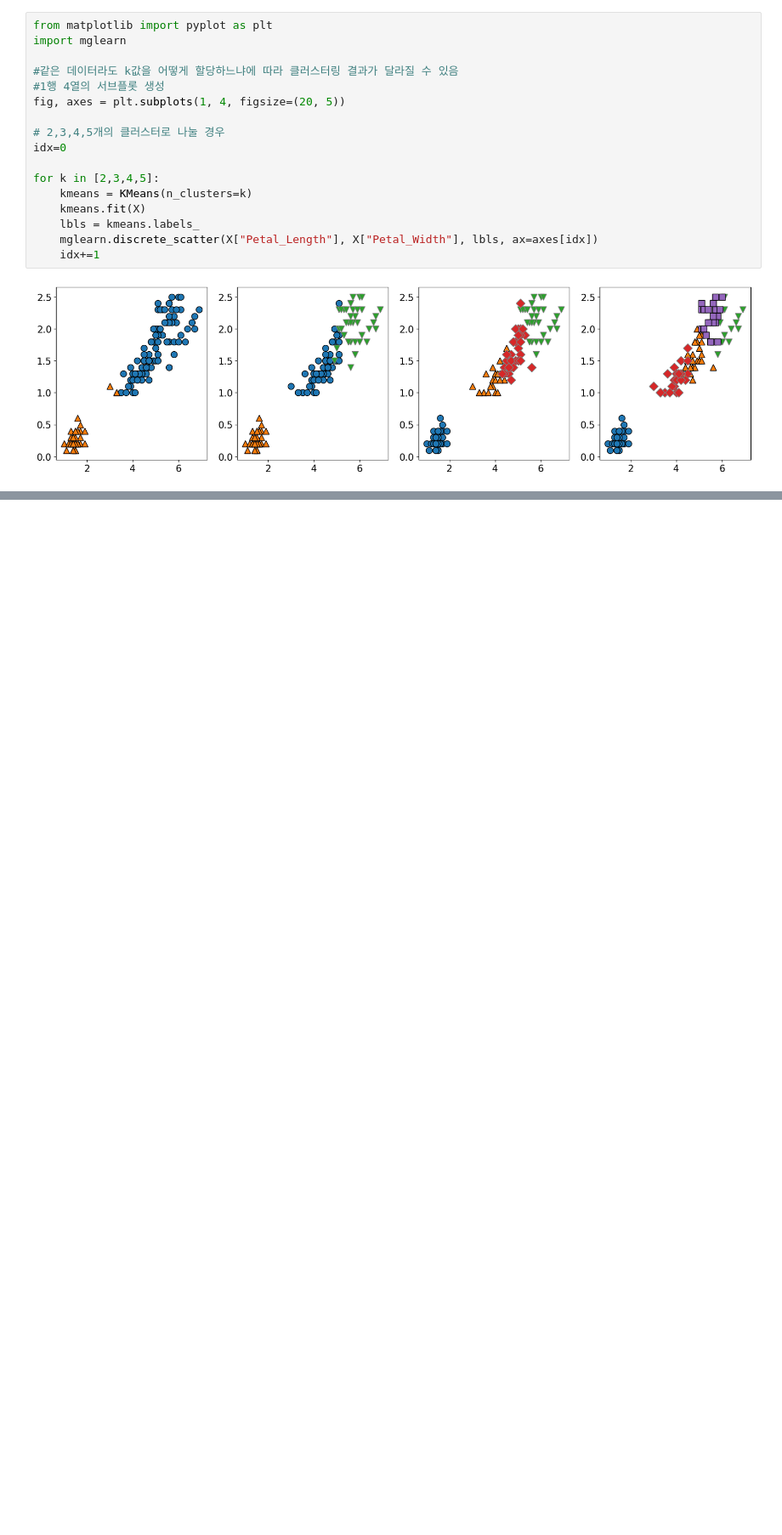
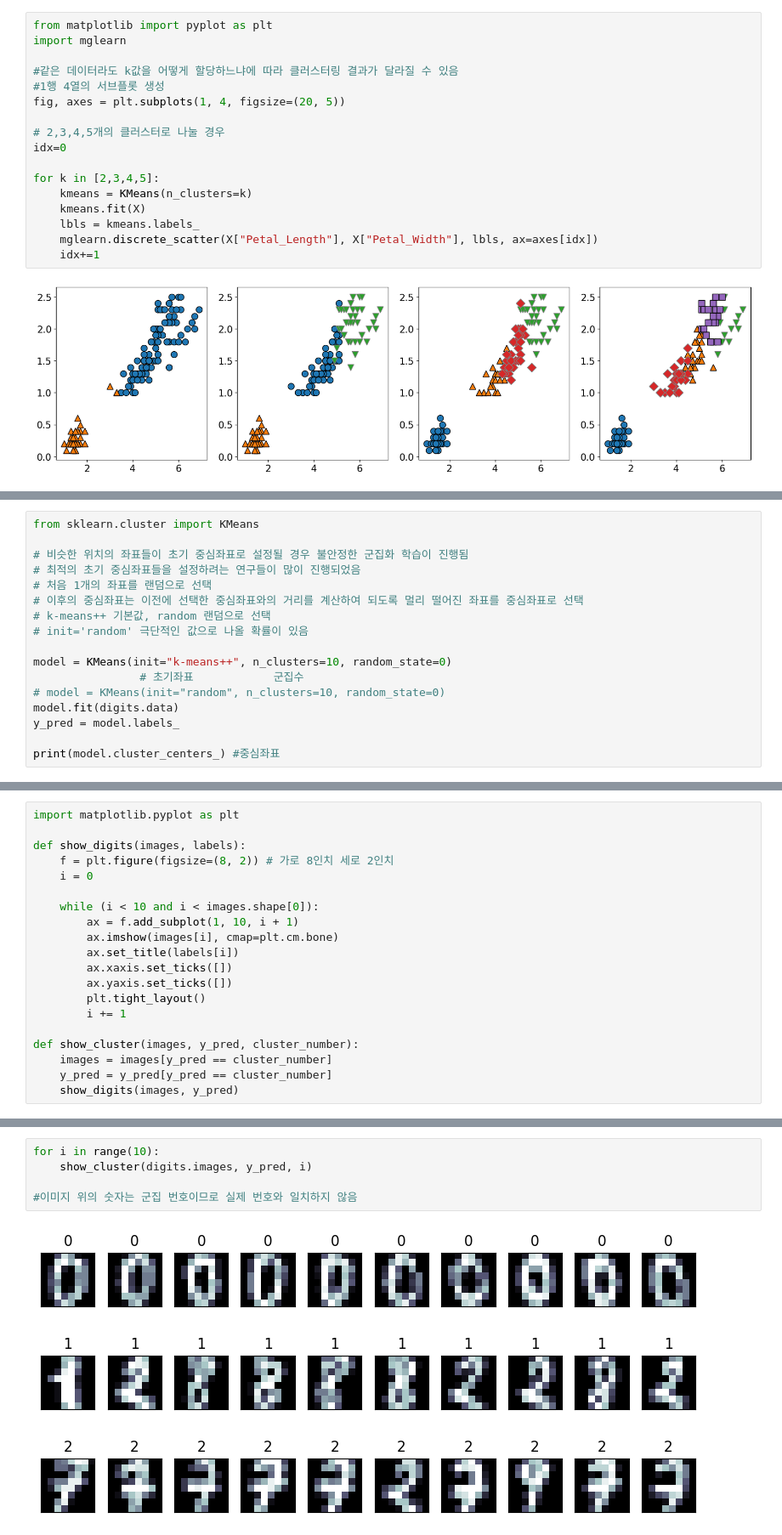
Before and after one commit to hyewon961117/hw_study2, a Jupyter notebook: two/005_python_클러스터링.ipynb, the cells around one changed output, grey strips where cells are left out. Shown at 85% size. Saved outputs shown, nothing was run; the diff lists cells and outputs as text; blank space fills up the shorter version.

```diff
--- a/two/005_python_클러스터링.ipynb
+++ b/two/005_python_클러스터링.ipynb
@@ -424,0 +446,17 @@ for k in [2,3,4,5]:
+# %%
+from sklearn.cluster import KMeans
+
+# 비슷한 위치의 좌표들이 초기 중심좌표로 설정될 경우 불안정한 군집화 학습이 진행됨
+# 최적의 초기 중심좌표들을 설정하려는 연구들이 많이 진행되었음
+# 처음 1개의 좌표를 랜덤으로 선택
+# 이후의 중심좌표는 이전에 선택한 중심좌표와의 거리를 계산하여 되도록 멀리 떨어진 좌표를 중심좌표로 선택
+# k-means++ 기본값, random 랜덤으로 선택
+# init='random' 극단적인 값으로 나올 확률이 있음
+
+model = KMeans(init="k-means++", n_clusters=10, random_state=0)
+                # 초기좌표            군집수
+# model = KMeans(init="random", n_clusters=10, random_state=0)
+model.fit(digits.data)
+y_pred = model.labels_
+
+print(model.cluster_centers_) #중심좌표
@@ -424,0 +481,20 @@ for k in [2,3,4,5]:
+# %%
+import matplotlib.pyplot as plt
+
+def show_digits(images, labels):
+    f = plt.figure(figsize=(8, 2)) # 가로 8인치 세로 2인치
+    i = 0
+
+    while (i < 10 and i < images.shape[0]):
+        ax = f.add_subplot(1, 10, i + 1)
+        ax.imshow(images[i], cmap=plt.cm.bone)
+        ax.set_title(labels[i])
+        ax.xaxis.set_ticks([])
+        ax.yaxis.set_ticks([])
+        plt.tight_layout()
+        i += 1
+
+def show_cluster(images, y_pred, cluster_number):
+    images = images[y_pred == cluster_number]
+    y_pred = y_pred[y_pred == cluster_number]
+    show_digits(images, y_pred)
@@ -424,0 +505,9 @@ for k in [2,3,4,5]:
+# %%
+for i in range(10):
+    show_cluster(digits.images, y_pred, i)
+
+#이미지 위의 숫자는 군집 번호이므로 실제 번호와 일치하지 않음
+# %% [output]
+[figure, added]
+[figure, added]
+[figure, added]
```
Also changed, not shown: parts of 60 cells of this notebook, 36 other files.
